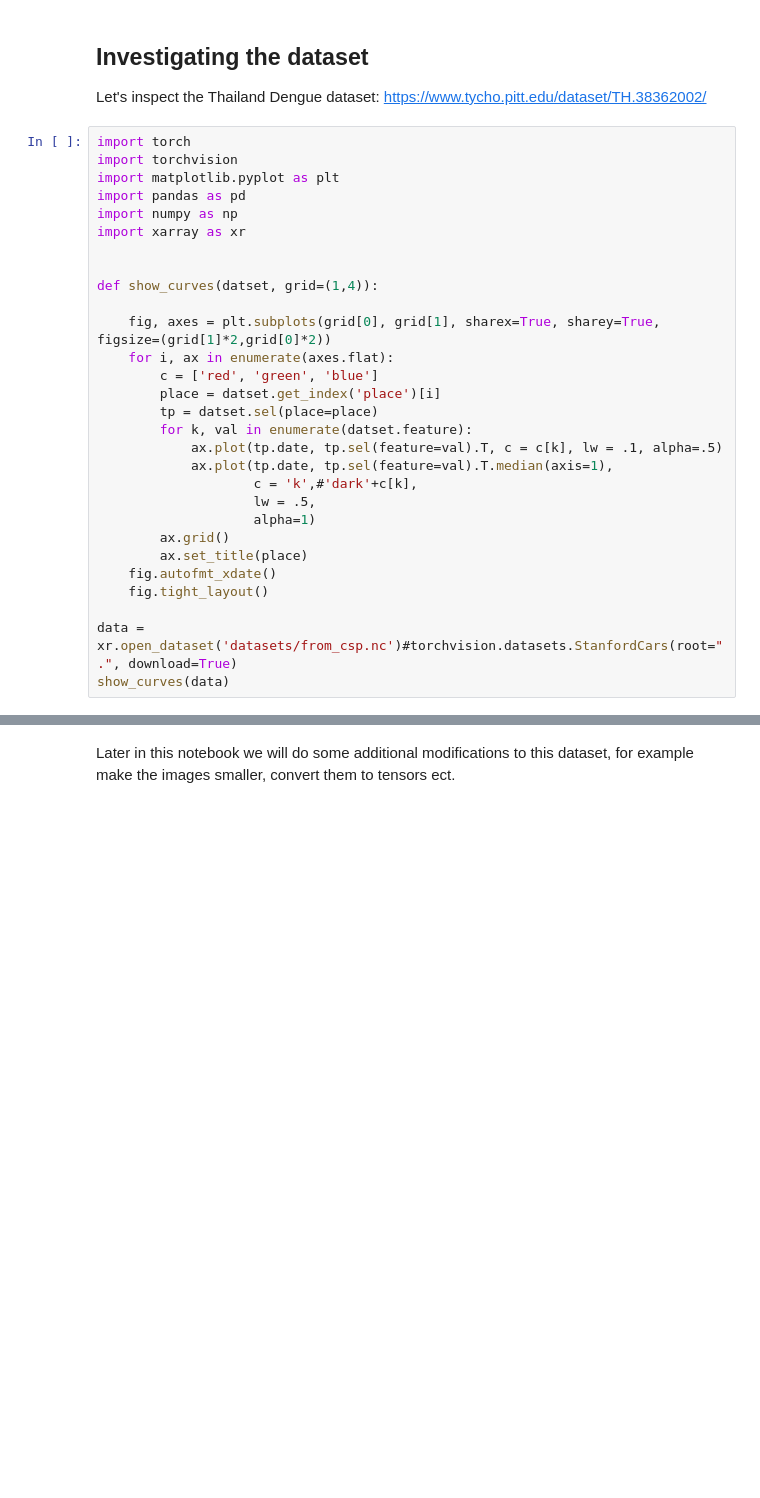
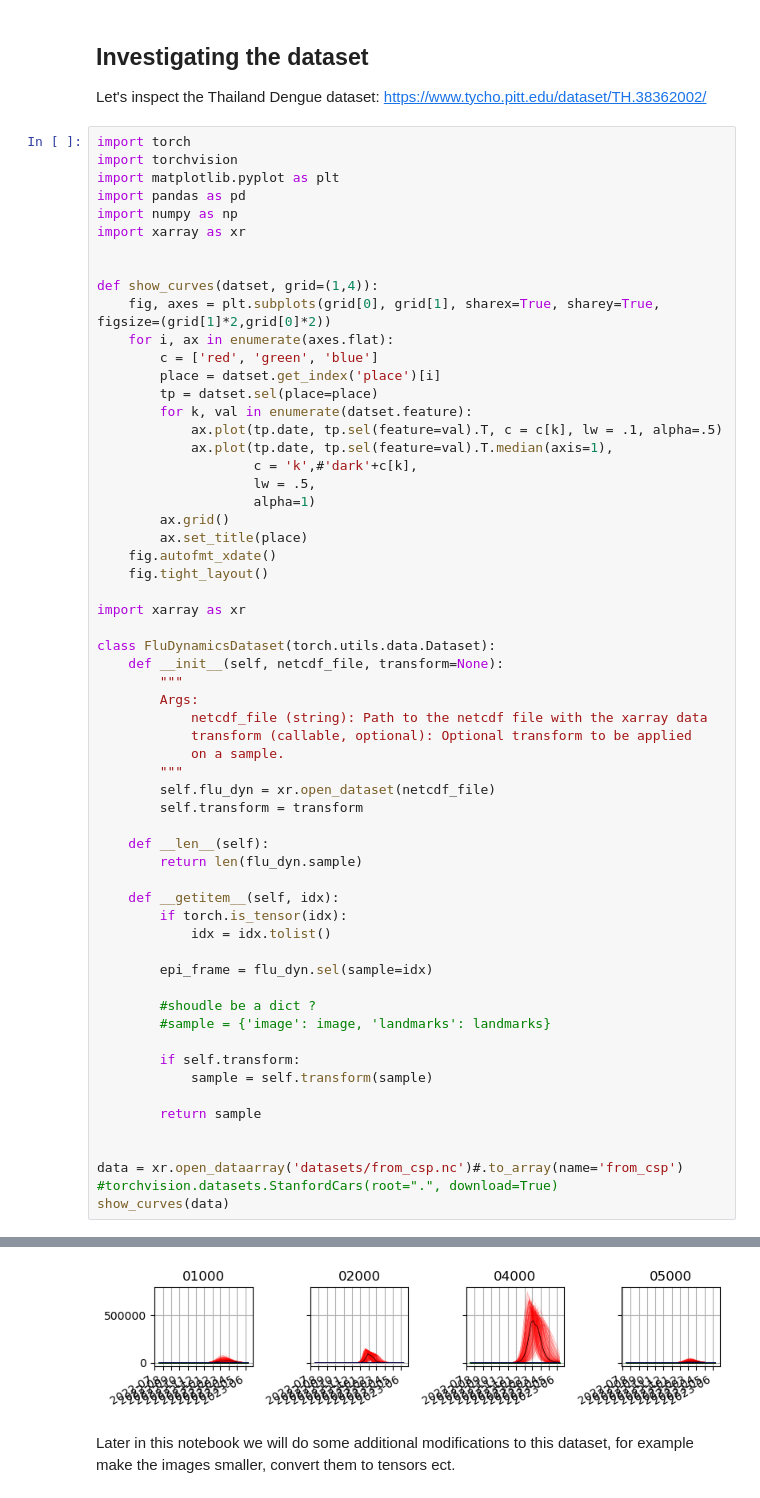
Before and after one commit to jcblemai/influpaint, a Jupyter notebook: diffusion_model.ipynb, the cells around one changed output, grey strips where cells are left out. Cells and saved outputs as stored; diff of their text form; blank space fills up the shorter version.

Commit message:
work on synthetic dataset

```diff
--- a/diffusion_model.ipynb
+++ b/diffusion_model.ipynb
@@ -16,7 +16,6 @@ import xarray as xr
 
 
 def show_curves(datset, grid=(1,4)):
-
     fig, axes = plt.subplots(grid[0], grid[1], sharex=True, sharey=True, figsize=(grid[1]*2,grid[0]*2))
     for i, ax in enumerate(axes.flat):
         c = ['red', 'green', 'blue']
@@ -33,6 +32,37 @@ def show_curves(datset, grid=(1,4)):
     fig.autofmt_xdate()
     fig.tight_layout()
 
-data = xr.open_dataset('datasets/from_csp.nc')#torchvision.datasets.StanfordCars(root=".", download=True)
+import xarray as xr
+
+class FluDynamicsDataset(torch.utils.data.Dataset):
+    def __init__(self, netcdf_file, transform=None):
+        """
+        Args:
+            netcdf_file (string): Path to the netcdf file with the xarray data
+            transform (callable, optional): Optional transform to be applied
+            on a sample.
+        """
+        self.flu_dyn = xr.open_dataset(netcdf_file)
+        self.transform = transform
+
+    def __len__(self):
+        return len(flu_dyn.sample)
+
+    def __getitem__(self, idx):
+        if torch.is_tensor(idx):
+            idx = idx.tolist()
+
+        epi_frame = flu_dyn.sel(sample=idx)
+
+        #shoudle be a dict ?
+        #sample = {'image': image, 'landmarks': landmarks}
+
+        if self.transform:
+            sample = self.transform(sample)
+
+        return sample
+
+
+data = xr.open_dataarray('datasets/from_csp.nc')#.to_array(name='from_csp') #torchvision.datasets.StanfordCars(root=".", download=True)
 show_curves(data)
 # %% [output]
@@ -40,3 +69,4 @@ ModuleNotFoundError: No module named 'xarray'
+[figure, added]
 # %% [markdown]
 Later in this notebook we will do some additional modifications to this dataset, for example make the images smaller, convert them to tensors ect.
 # %% [markdown]
```
Also changed, not shown: parts of 2 cells of this notebook, 2 other files.
